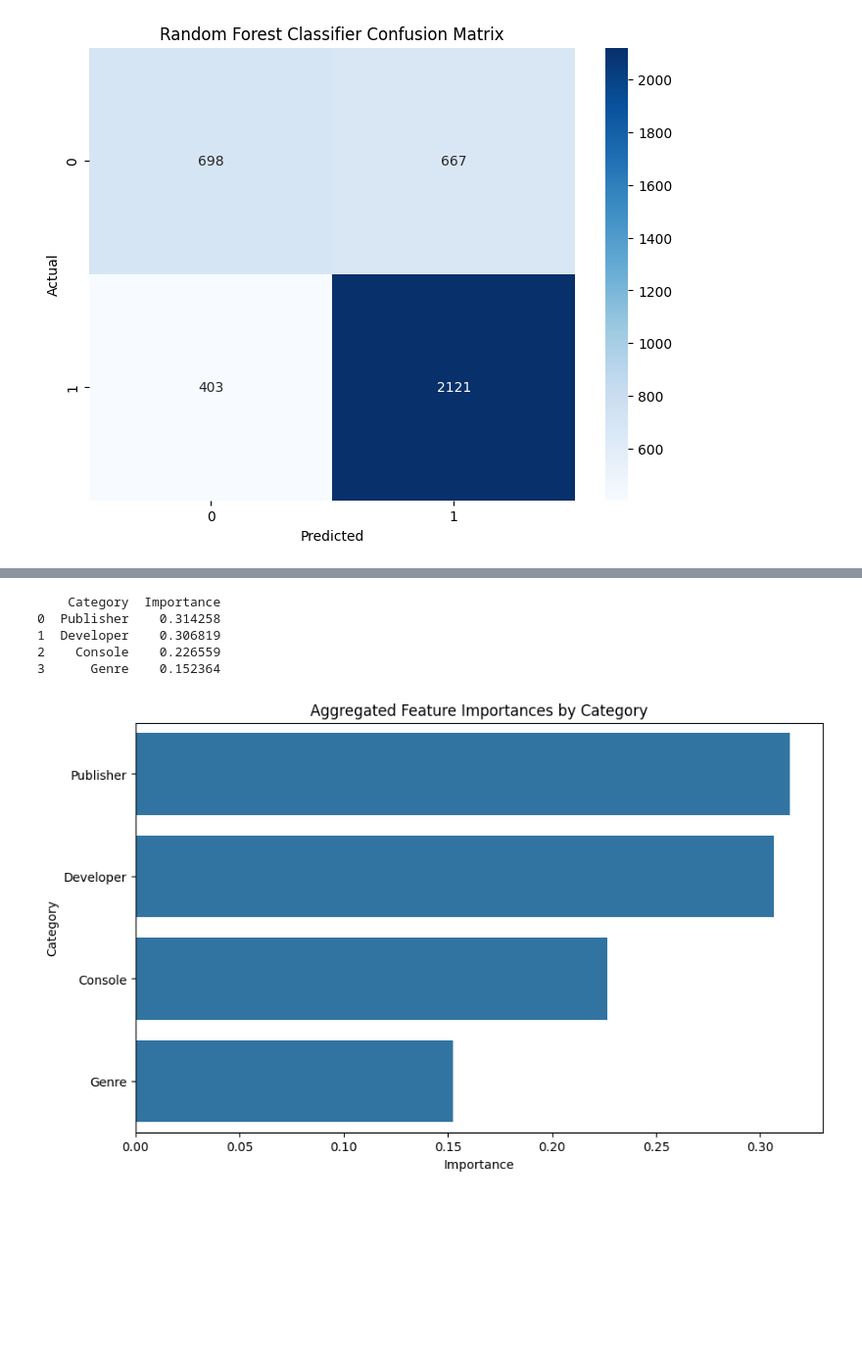
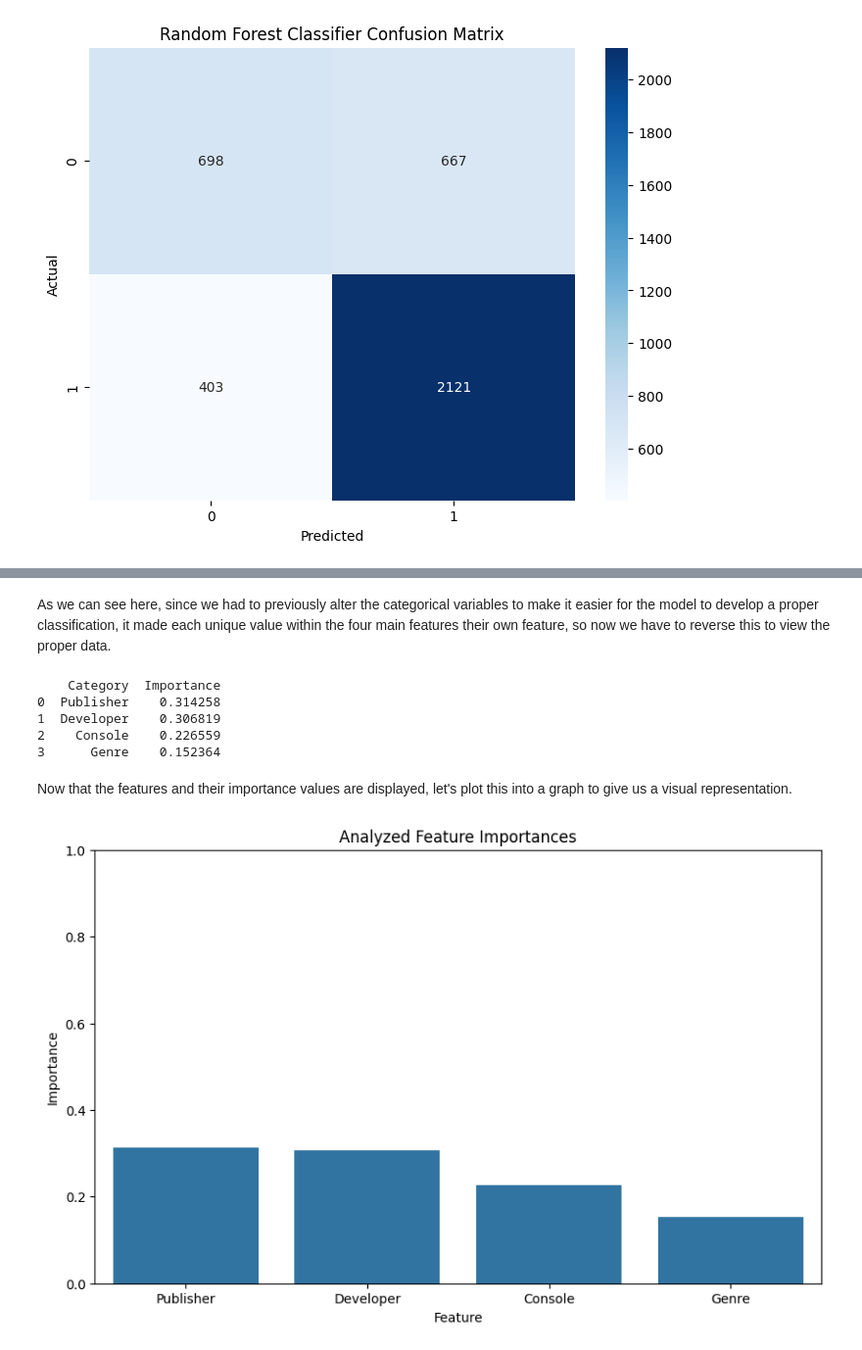
Before and after one commit to ShivDae/CMSC320-FinalProject, a Jupyter notebook: FinalDeliverable.ipynb, the cells around one changed output, grey strips where cells are left out. Shown: that part at 98% size. Saved outputs shown, nothing was run; the diff lists cells and outputs as text; code cells hidden in the pictures; blank space fills up the shorter version.

```diff
--- a/FinalDeliverable.ipynb
+++ b/FinalDeliverable.ipynb
@@ -288,0 +297,8 @@ chi2_contingency(contingency_table).pvalue
+# %%
+bins = [0, 10e4, 10e5, 10e6, np.inf]
+labels = ['<10K', '10-100K', '100K-1M', '>1M']
+titles_df_final['Sales Category'] = pd.cut(titles_df_final['Total Sales'], bins=bins, labels=labels)
+
+contingency_table = pd.crosstab(titles_df_final['Console'], titles_df_final['Sales Category'])
+pvalue = chi2_contingency(contingency_table).pvalue
+print(f"P-value: {pvalue}")
@@ -375 +438,3 @@ plt.show()
+# %% [markdown]
+As we can see here, since we had to previously alter the categorical variables to make it easier for the model to develop a proper classification, it made each unique value within the four main features their own feature, so now we have to reverse this to view the proper data.
 # %%
@@ -403,10 +460,15 @@ print(category_importance_df)
 1  Developer    0.306819
 2    Console    0.226559
 3      Genre    0.152364
+# %% [markdown]
+Now that the features and their importance values are displayed, let's plot this into a graph to give us a visual representation.
 # %%
 plt.figure(figsize=(10, 6))
-sns.barplot(x='Importance', y='Category', data=category_importance_df)
-plt.title('Aggregated Feature Importances by Category')
+sns.barplot(x = 'Category', y = 'Importance', data = category_importance_df)
+plt.ylim(0, 1)
+plt.title('Analyzed Feature Importances')
+plt.xlabel('Feature')
+plt.ylabel('Importance')
 plt.show()
 # %% [output]
-[figure, old version]
+[figure, new version]
```
Also changed, not shown: parts of 33 cells of this notebook.
